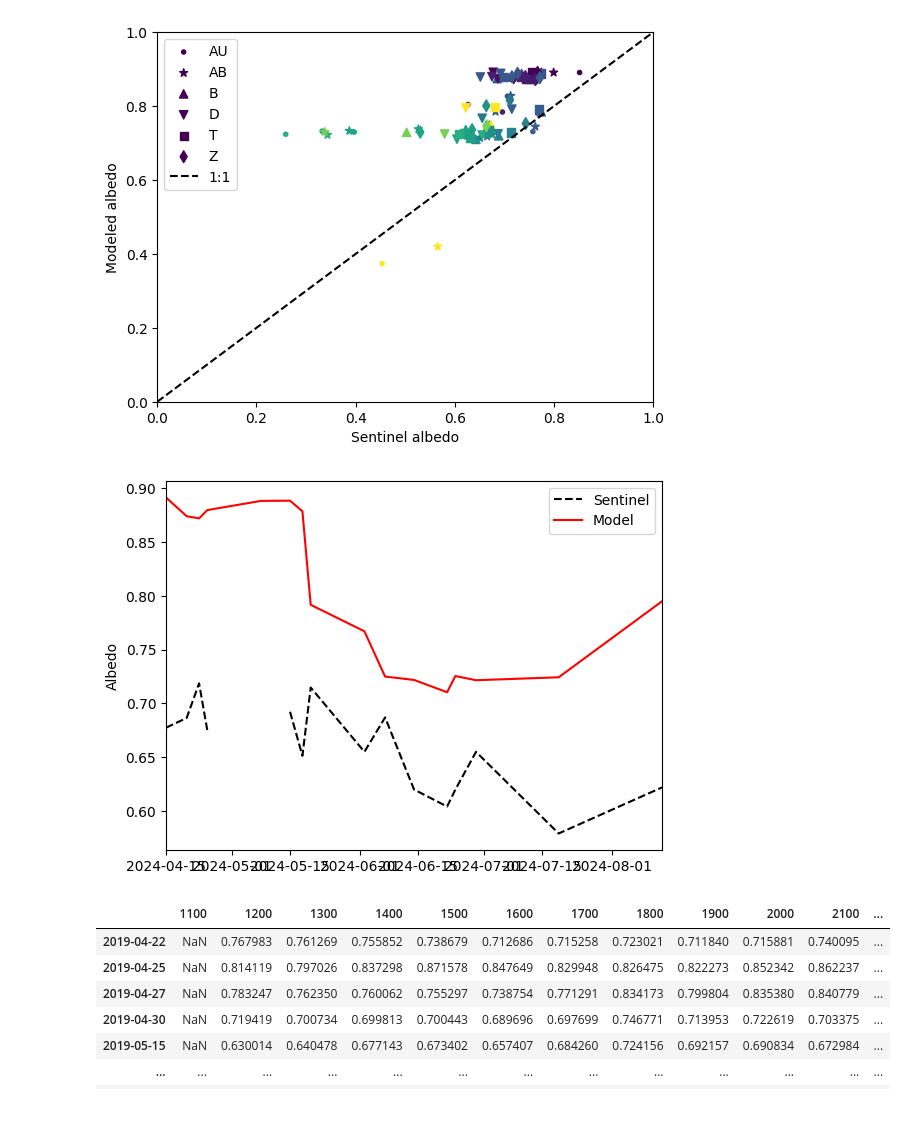
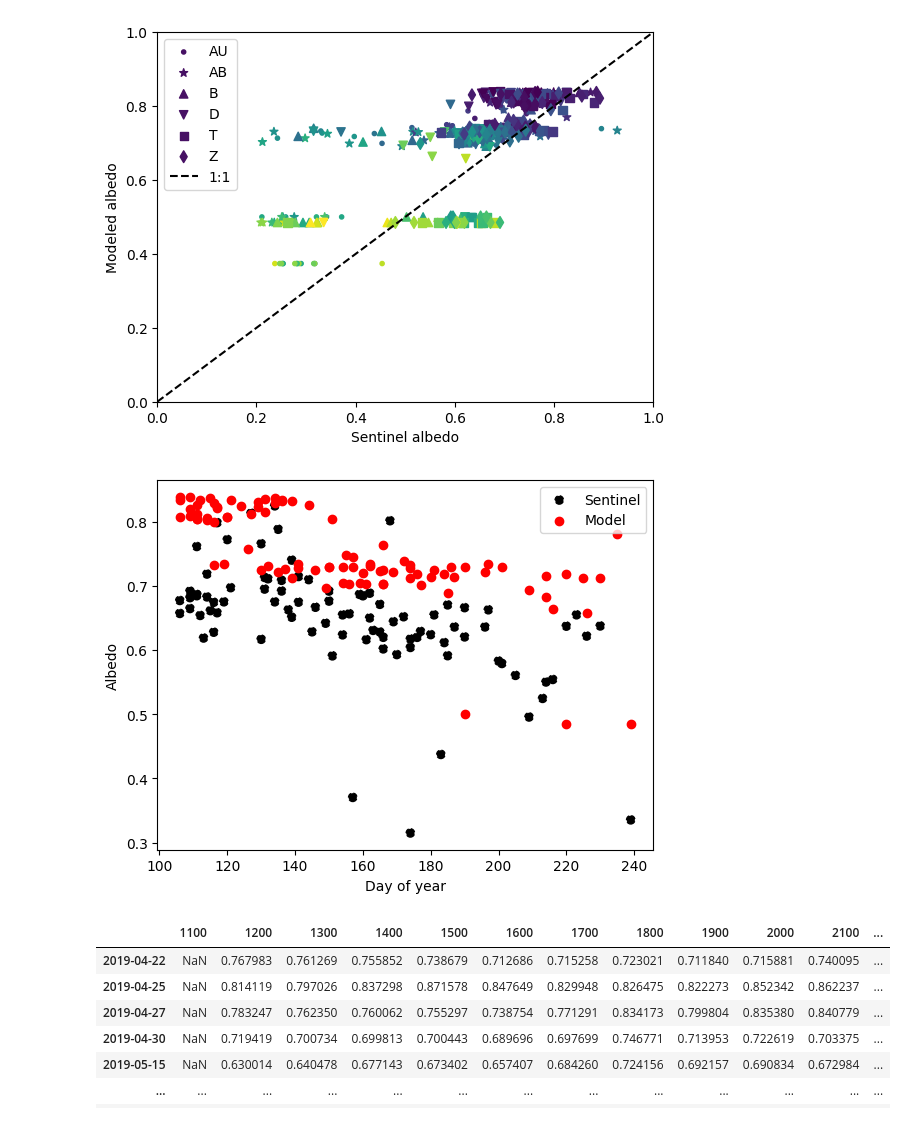
Before and after one commit to clairevwilson/PEBSI, a Jupyter notebook: compare_rs_albedo.ipynb, the cells around one changed output. Drawn from its saved outputs; the diff is of its cells as text; code cells hidden in the pictures.

Commit message:
messing around with plots in notebooks

```diff
--- a/compare_rs_albedo.ipynb
+++ b/compare_rs_albedo.ipynb
@@ -9,3 +9,6 @@ import numpy as np
 import matplotlib.pyplot as plt
 import matplotlib as mpl
 import os
+
+colors = ['#63c4c7','#fcc02e','#4D559C','#60C252','#BF1F6A',
+              '#F77808','#298282','#999999','#FF89B0','#427801']
@@ -11,0 +25,16 @@ import os
+# %%
+dep = xr.open_dataset('../climate_data/MERRA2/BCDP002/MERRA2_BCDP002_gulkana_alltime.nc')
+dep = dep.sel(time=slice('2024-04-20','2024-08-20'))
+dep = dep.resample(time='d').sum()
+ds = xr.open_dataset('../Output/gulkanaB_2025_12_02_1.nc')
+df = pd.read_csv('../climate_data/AWS/Processed/gulkana/gulkana2024_walbedo.csv', parse_dates=True, index_col=0)
+plt.plot(df.index, df.albedo)
+ds = ds.sel(time=pd.date_range('2024-04-20','2024-08-20'))
+plt.plot(ds.time, ds.albedo)
+# fig, (ax1,ax2, ax3) = plt.subplots(3, sharex=True)
+# ax1.plot(ds.time, ds.layerBC.isel(layer=0))
+# ax2.plot(dep.time, dep.BCDP002.values)
+# ax3.scatter(ds.albedo, ds.isel(layer=0).where(ds['layergrainsize'].isel(layer=0) < 1500).layergrainsize)
+# ax2.scatter(ds.albedo, ds.layerBC.isel(layer=0))
+# ax3.set_ylim(0, 800)
+# plt.show()
@@ -44,50 +76,52 @@ for fmask, falbedo in zip(masks, albedo_files):
             if cloud_val:
                 df.loc[date, f'albedo_rs_{site}'] = albedo_val
 # %%
-fn ='/trace/group/rounce/cvwilson/Output/gulkanaSITE_2025_11_21_base_long_0.nc'
+# fn ='/trace/group/rounce/cvwilson/Output/gulkanaSITE_2025_11_21_base_long_0.nc'
+fn = '/trace/group/rounce/cvwilson/Output/08_01_SITE_0/grid_08_01_set67_run0_0.nc'
 
-df = df.loc[slice('2024-01-01','2024-10-01')]
+# df = df.loc[slice('2024-01-01','2024-10-01')]
 
 cmap = plt.colormaps.get_cmap('viridis')
 norm = mpl.colors.Normalize(vmin=np.min(df.index.day_of_year), vmax=np.max(df.index.day_of_year))
 markers = ['.','*','^','v','s','d']
 
-for site in sites:
+for site in ['AU','B','D']:
     ds = xr.open_dataset(fn.replace('SITE', site))
     list_modeled = []
     colors = []
     for date in df.index:
         colors.append(cmap(norm(date.day_of_year)))
         if date in ds.time.values:
             albedo_mod = ds.albedo.sel(time=date).values
             list_modeled.append(albedo_mod)
         else:
             list_modeled.append(np.nan)
 
     df[f'albedo_mod_{site}'] = list_modeled
 
 fig, ax = plt.subplots()
 for si, site in enumerate(sites):
     ax.scatter(df[f'albedo_rs_{site}'], df[f'albedo_mod_{site}'], color=colors, marker=markers[si], label=site)
 ax.plot([0, 1], [0, 1], linestyle='--', color='k', label='1:1')
 ax.legend()
 ax.set_xlim(0, 1)
 ax.set_ylim(0, 1)
 ax.set_xlabel('Sentinel albedo')
 ax.set_ylabel('Modeled albedo')
 plt.show()
 
 fig, ax = plt.subplots()
 for site in ['D']:
-    ax.plot(df.index, df[f'albedo_rs_{site}'], color='k', linestyle='--', label='Sentinel')
-    ax.plot(df.index, df[f'albedo_mod_{site}'], color='r', label='Model')
+    ax.scatter(df.index.day_of_year, df[f'albedo_rs_{site}'], color='k', linestyle='--', label='Sentinel')
+    ax.scatter(df.index.day_of_year, df[f'albedo_mod_{site}'], color='r', label='Model')
 ax.set_ylabel('Albedo')
-ax.set_xlim(df.index[0], df.index[-1])
+# ax.set_xlim(df.index[0], df.index[-1])
+ax.set_xlabel('Day of year')
 ax.legend()
 plt.show()
 # %% [output]
-[figure, old version]
+[figure, new version]
-[figure, old version]
+[figure, new version]
 # %%
 with rasterio.open(dem_fp) as dem_src:
     dem_data = dem_src.read(1)
```
Also changed, not shown: parts of 3 cells of this notebook, 1 other file.
